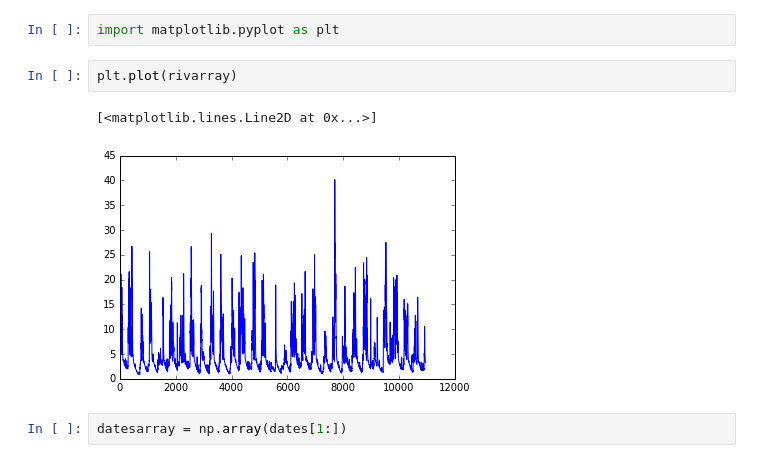
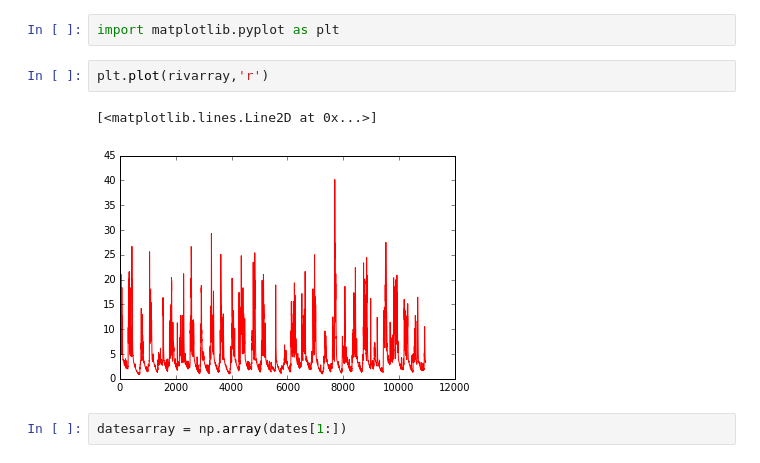
Before and after one commit to amizyuk/pyMHI, a Jupyter notebook: Meeting_03/Meeting_03.ipynb, the cells around one changed output. Saved outputs shown, nothing was run; the diff lists cells and outputs as text.

```diff
--- a/Meeting_03/Meeting_03.ipynb
+++ b/Meeting_03/Meeting_03.ipynb
@@ -115,10 +140,10 @@ rivarray = np.array(riv[1:],dtype=np.float64)
 # %%
 import matplotlib.pyplot as plt
 # %%
-plt.plot(rivarray)
+plt.plot(rivarray,'r')
 # %% [output]
 [<matplotlib.lines.Line2D at 0x...>]
-[figure, old version]
+[figure, new version]
 # %%
 datesarray = np.array(dates[1:])
 # %%
```
Also changed, not shown: parts of 27 cells of this notebook, 1 other file.
